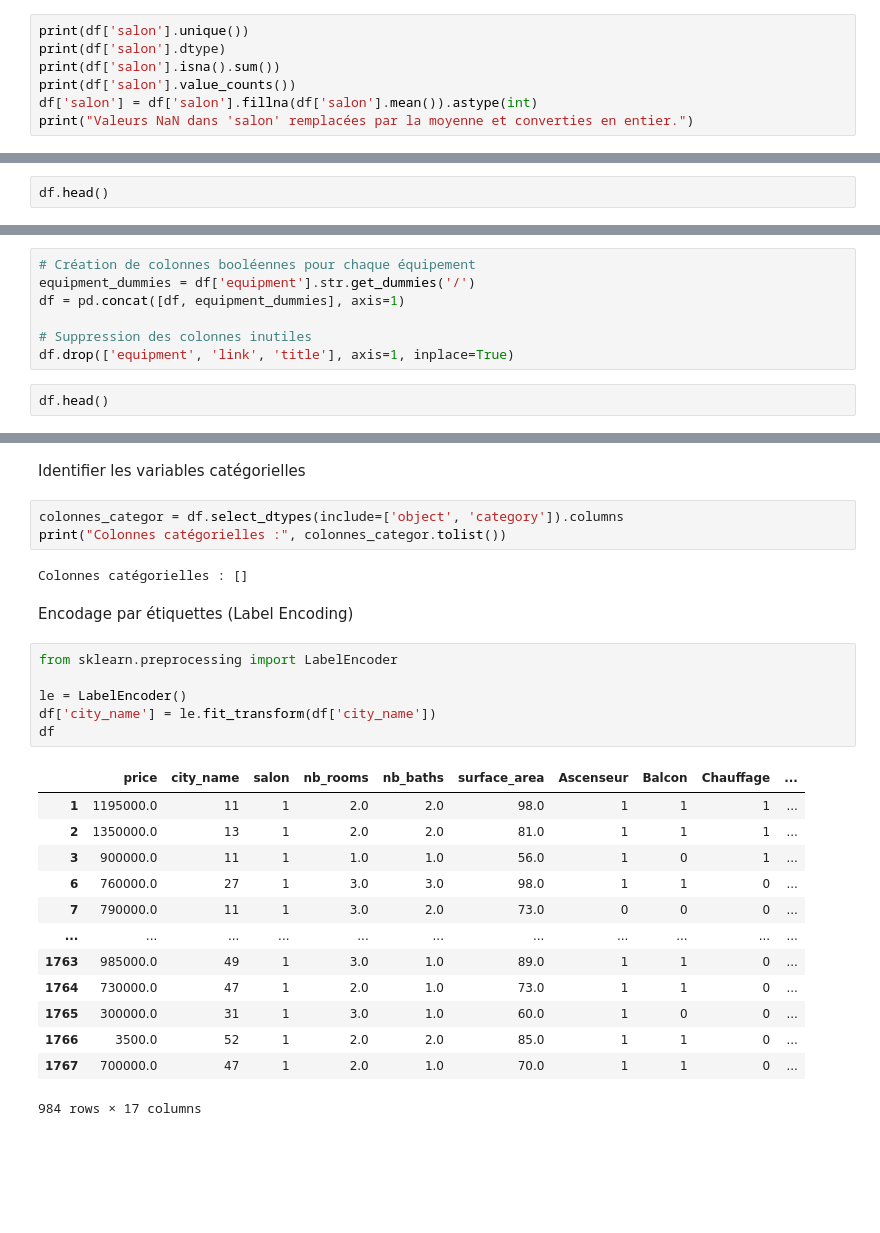
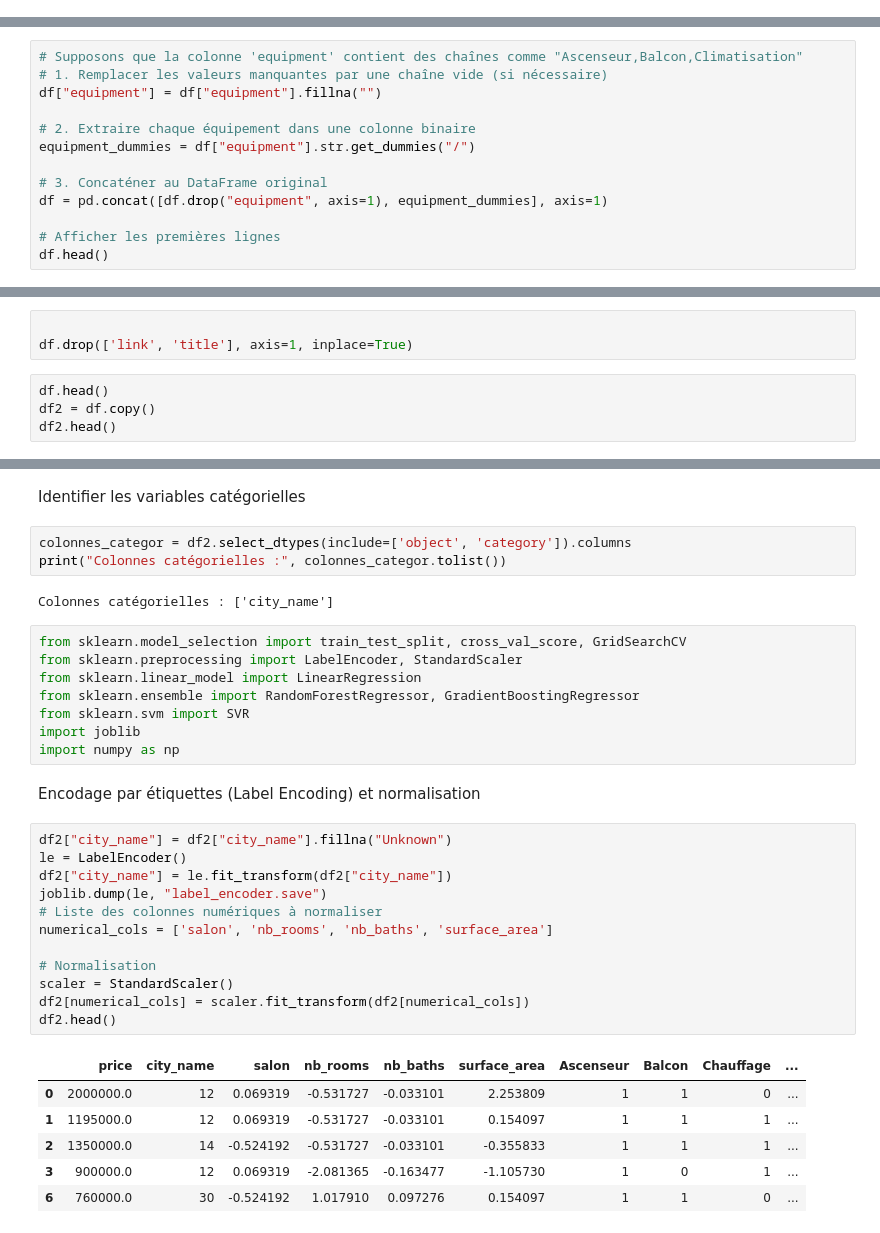
Before and after one commit to Saidouchrif/Simulateur-Prix-Immobilier-MA, a Jupyter notebook: Lire_data.ipynb, the cells around one changed output, grey strips where cells are left out. Saved outputs shown, nothing was run; the diff lists cells and outputs as text; blank space fills up the shorter version.

Commit message:
version de code travaile avec pourcentage 37.33 plus api et test de fichier

```diff
--- a/Lire_data.ipynb
+++ b/Lire_data.ipynb
@@ -240,7 +216,0 @@ la solution de valeur Nan de salon
-# %%
-print(df['salon'].unique())
-print(df['salon'].dtype)
-print(df['salon'].isna().sum())
-print(df['salon'].value_counts())
-df['salon'] = df['salon'].fillna(df['salon'].mean()).astype(int)
-print("Valeurs NaN dans 'salon' remplacées par la moyenne et converties en entier.")
@@ -332,5 +273,16 @@ dtype: float64
 # %% [markdown]
 Gestion des équipements
 # %%
+# Supposons que la colonne 'equipment' contient des chaînes comme "Ascenseur,Balcon,Climatisation"
+# 1. Remplacer les valeurs manquantes par une chaîne vide (si nécessaire)
+df["equipment"] = df["equipment"].fillna("")
+
+# 2. Extraire chaque équipement dans une colonne binaire
+equipment_dummies = df["equipment"].str.get_dummies("/")
+
+# 3. Concaténer au DataFrame original
+df = pd.concat([df.drop("equipment", axis=1), equipment_dummies], axis=1)
+
+# Afficher les premières lignes
 df.head()
 # %% [output]
@@ -343,11 +295,9 @@ df.head()
 # %%
-# Création de colonnes booléennes pour chaque équipement
-equipment_dummies = df['equipment'].str.get_dummies('/')
-df = pd.concat([df, equipment_dummies], axis=1)
 
-# Suppression des colonnes inutiles
-df.drop(['equipment', 'link', 'title'], axis=1, inplace=True)
+df.drop(['link', 'title'], axis=1, inplace=True)
 # %%
 df.head()
+df2 = df.copy()
+df2.head()
 # %% [output]
 |  | price | city_name | salon | nb_rooms | nb_baths | surface_area | Ascenseur | Balcon | Chauffage | ... |
@@ -380,29 +366,37 @@ df.head()
 # %% [markdown]
 Identifier les variables catégorielles
 # %%
-colonnes_categor = df.select_dtypes(include=['object', 'category']).columns
+colonnes_categor = df2.select_dtypes(include=['object', 'category']).columns
 print("Colonnes catégorielles :", colonnes_categor.tolist())
 # %% [output]
-Colonnes catégorielles : []
+Colonnes catégorielles : ['city_name']
+# %%
+from sklearn.model_selection import train_test_split, cross_val_score, GridSearchCV
+from sklearn.preprocessing import LabelEncoder, StandardScaler
+from sklearn.linear_model import LinearRegression
+from sklearn.ensemble import RandomForestRegressor, GradientBoostingRegressor
+from sklearn.svm import SVR
+import joblib
+import numpy as np
 # %% [markdown]
 Encodage par étiquettes (Label Encoding)
+et normalisation
 # %%
-from sklearn.preprocessing import LabelEncoder
+df2["city_name"] = df2["city_name"].fillna("Unknown")
+le = LabelEncoder()
+df2["city_name"] = le.fit_transform(df2["city_name"])
+joblib.dump(le, "label_encoder.save")
+# Liste des colonnes numériques à normaliser
+numerical_cols = ['salon', 'nb_rooms', 'nb_baths', 'surface_area']
 
-le = LabelEncoder()
-df['city_name'] = le.fit_transform(df['city_name'])
-df
+# Normalisation
+scaler = StandardScaler()
+df2[numerical_cols] = scaler.fit_transform(df2[numerical_cols])
+df2.head()
 # %% [output]
 |  | price | city_name | salon | nb_rooms | nb_baths | surface_area | Ascenseur | Balcon | Chauffage | ... |
-| 1 | 1195000.0 | 11 | 1 | 2.0 | 2.0 | 98.0 | 1 | 1 | 1 | ... |
-| 2 | 1350000.0 | 13 | 1 | 2.0 | 2.0 | 81.0 | 1 | 1 | 1 | ... |
-| 3 | 900000.0 | 11 | 1 | 1.0 | 1.0 | 56.0 | 1 | 0 | 1 | ... |
-| 6 | 760000.0 | 27 | 1 | 3.0 | 3.0 | 98.0 | 1 | 1 | 0 | ... |
-| 7 | 790000.0 | 11 | 1 | 3.0 | 2.0 | 73.0 | 0 | 0 | 0 | ... |
-| ... | ... | ... | ... | ... | ... | ... | ... | ... | ... | ... |
-| 1763 | 985000.0 | 49 | 1 | 3.0 | 1.0 | 89.0 | 1 | 1 | 0 | ... |
-| 1764 | 730000.0 | 47 | 1 | 2.0 | 1.0 | 73.0 | 1 | 1 | 0 | ... |
-| 1765 | 300000.0 | 31 | 1 | 3.0 | 1.0 | 60.0 | 1 | 0 | 0 | ... |
-| 1766 | 3500.0 | 52 | 1 | 2.0 | 2.0 | 85.0 | 1 | 1 | 0 | ... |
-| 1767 | 700000.0 | 47 | 1 | 2.0 | 1.0 | 70.0 | 1 | 1 | 0 | ... |
+| 0 | 2000000.0 | 12 | 0.069319 | -0.531727 | -0.033101 | 2.253809 | 1 | 1 | 0 | ... |
+| 1 | 1195000.0 | 12 | 0.069319 | -0.531727 | -0.033101 | 0.154097 | 1 | 1 | 1 | ... |
+| 2 | 1350000.0 | 14 | -0.524192 | -0.531727 | -0.033101 | -0.355833 | 1 | 1 | 1 | ... |
+| 3 | 900000.0 | 12 | 0.069319 | -2.081365 | -0.163477 | -1.105730 | 1 | 0 | 1 | ... |
+| 6 | 760000.0 | 30 | -0.524192 | 1.017910 | 0.097276 | 0.154097 | 1 | 1 | 0 | ... |
-984 rows × 17 columns
```
Also changed, not shown: parts of 34 cells of this notebook, 6 other files.
